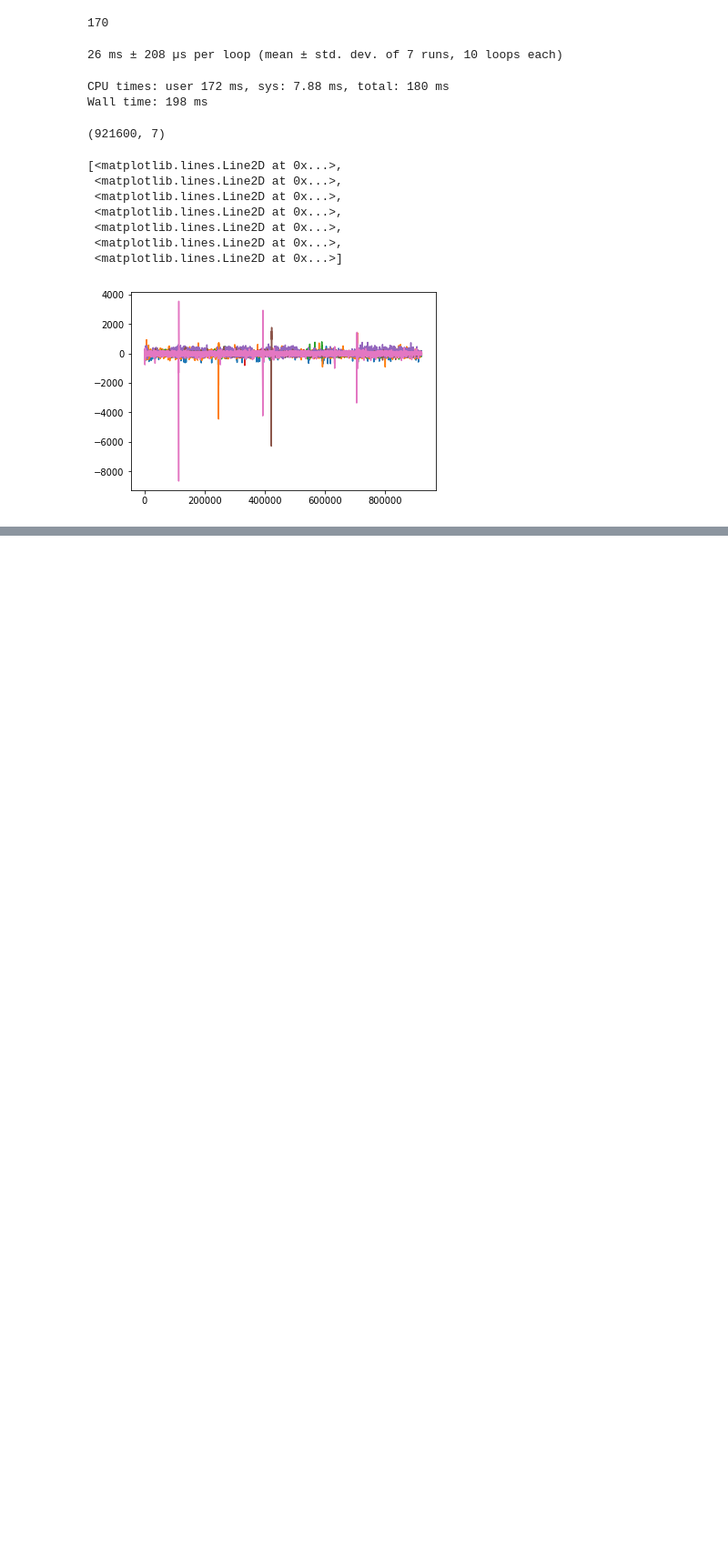
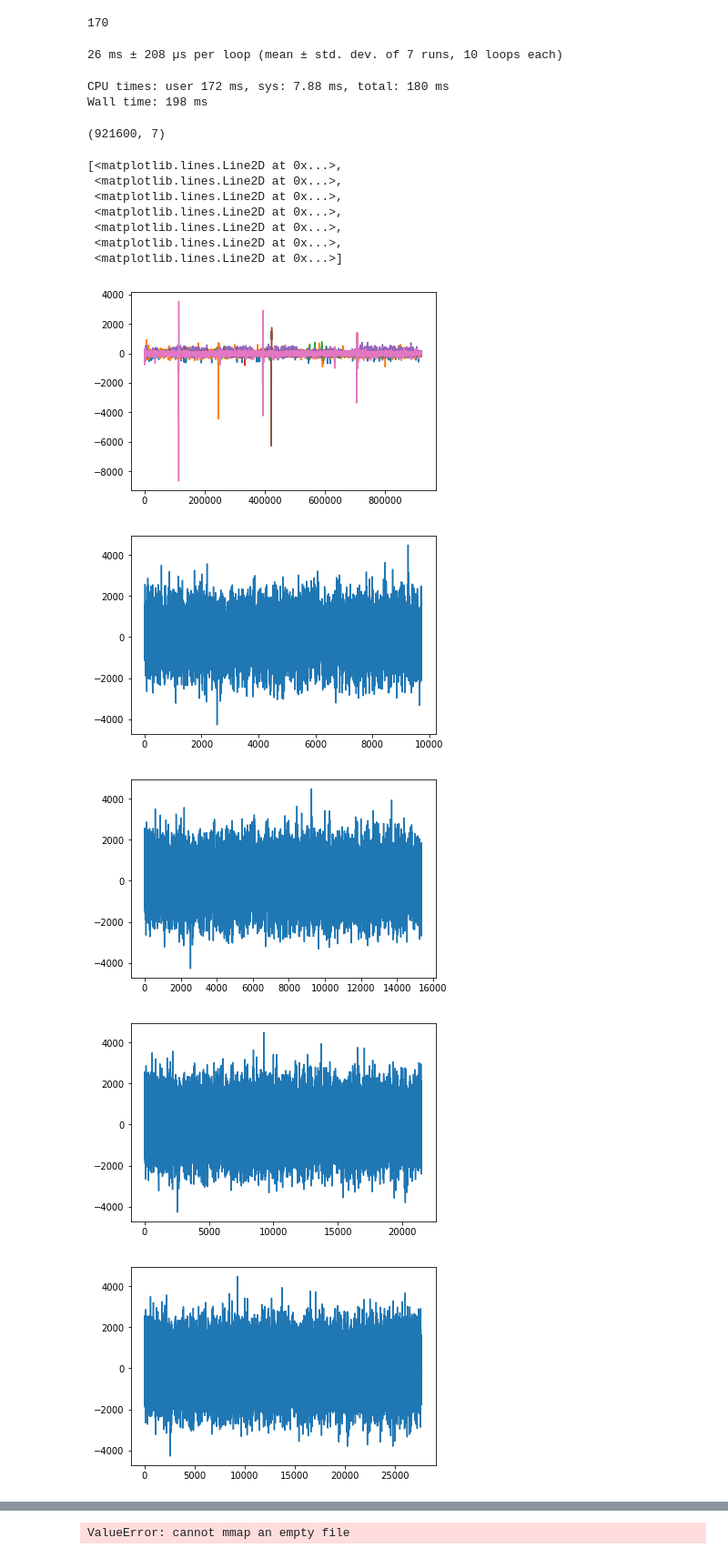
Before and after one commit to KullmannLab/pyecog2, a Jupyter notebook: Notebooks/Testing for gui 1.ipynb, the cells around one changed output, grey strips where cells are left out. Shown at 91% size. Saved outputs shown, nothing was run; the diff lists cells and outputs as text; code cells hidden in the pictures; blank space fills up the shorter version.

Commit message:
Still fast and messy for recording test

```diff
--- a/Notebooks/Testing for gui 1.ipynb
+++ b/Notebooks/Testing for gui 1.ipynb
@@ -71,0 +79,16 @@ plt.plot(arr)
+# %%
+# testing the wiriting
+for i in range(10):
+    time.sleep(1)
+    m = np.memmap('test.npy',dtype='>i4',mode= 'r')
+    plt.figure()
+    plt.plot(m)
+    plt.show()
+
+    #print(m[-100:])
+    #print(m.shape)
+# %% [output]
+[figure, added]
+[figure, added]
+[figure, added]
+[figure, added]
@@ -71,0 +98 @@ plt.plot(arr)
+ValueError: cannot mmap an empty file
```
Also changed, not shown: parts of 5 cells of this notebook, 10 other files.
